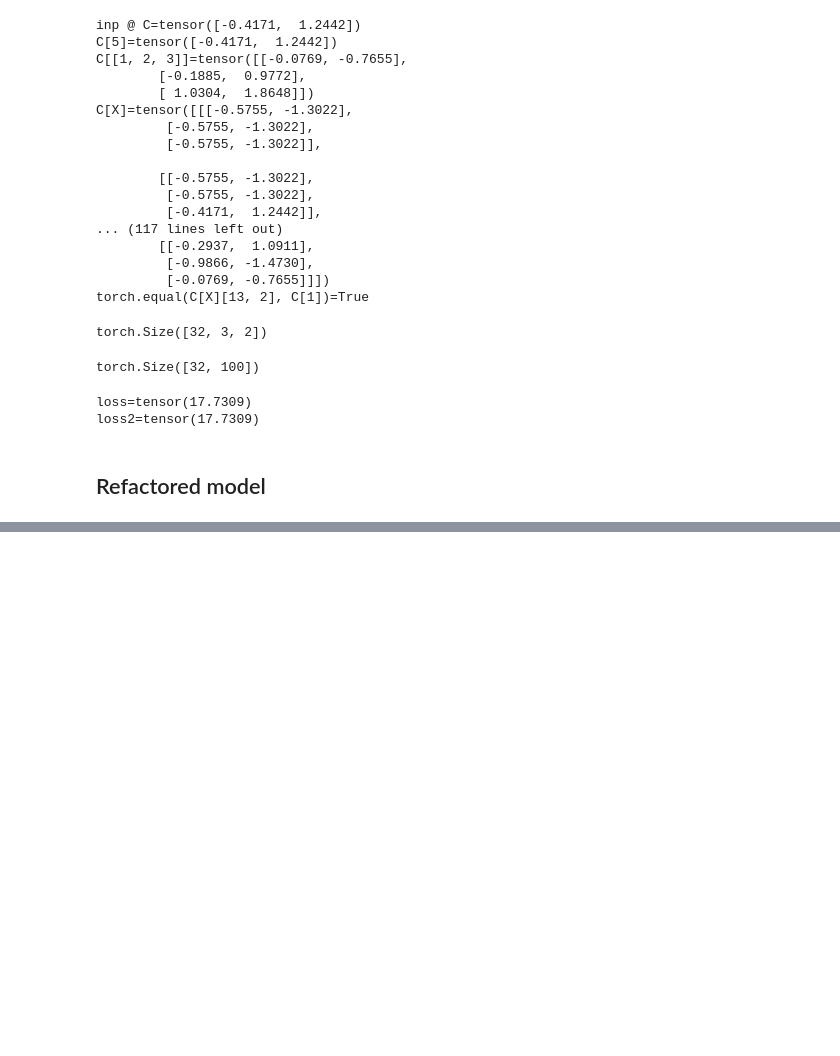
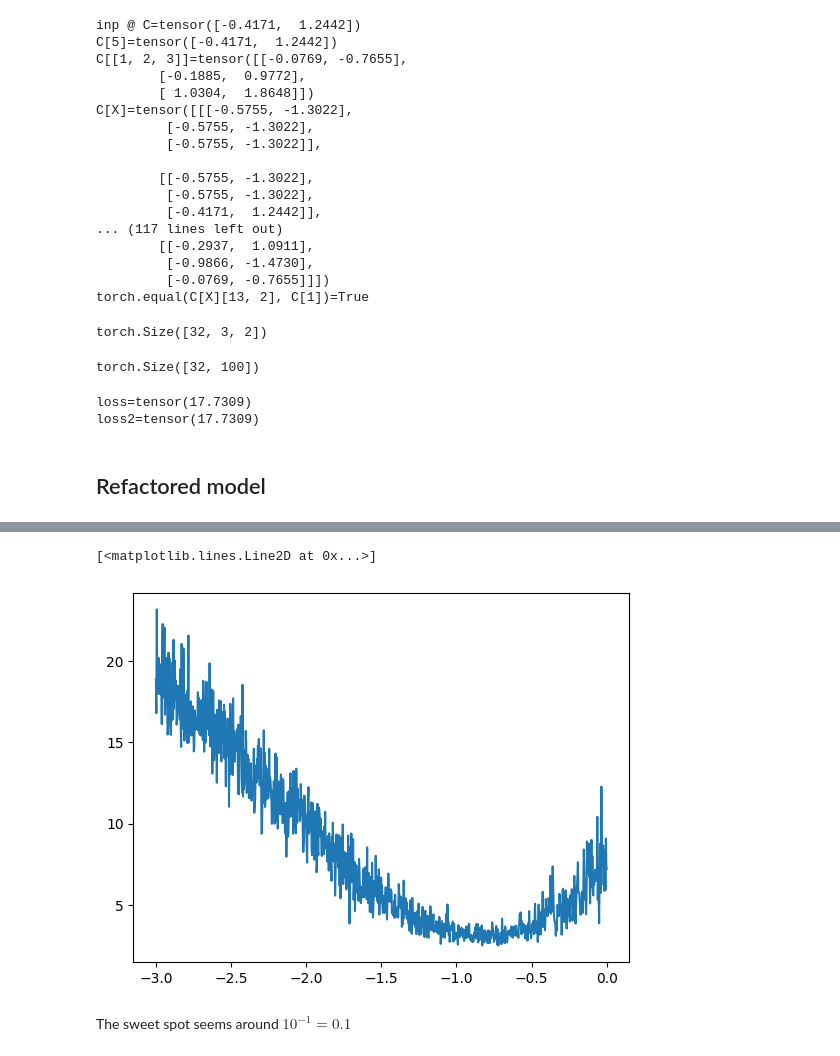
Before and after one commit to peluche/makemore, a Jupyter notebook: makemore2_mlp.ipynb, the cells around one changed output, grey strips where cells are left out. Drawn from its saved outputs; the diff is of its cells as text; code cells hidden in the pictures; blank space fills up the shorter version.

```diff
--- a/makemore2_mlp.ipynb
+++ b/makemore2_mlp.ipynb
@@ -186,0 +174,5 @@ loss.item()=0.25464826822280884
+# %%
+# hyperparameters
+learning_rate = 0.1
+epoch = 100
+batch_size = 32
@@ -186,0 +201,7 @@ loss.item()=0.25464826822280884
+# %%
+# evaluate the model on the entire dataset
+emb = C[X]
+h = torch.tanh(emb.view(-1, 6) @ W1 + b1)
+logits = h @ W2 + b2
+loss = F.cross_entropy(logits, Y)
+print(f'{loss=}')
@@ -186,0 +213,31 @@ loss.item()=0.25464826822280884
+# %%
+lre = torch.linspace(-3, 0, 1000)
+lrs = 10**lre
+# %%
+epoch = 1000
+lri, lossi = [], []
+
+for i in range(epoch):
+    # minibatch
+    ix = torch.randint(0, X.shape[0], (batch_size,))
+
+    # forward pass
+    emb = C[X[ix]]
+    h = torch.tanh(emb.view(-1, 6) @ W1 + b1)
+    logits = h @ W2 + b2
+    loss = F.cross_entropy(logits, Y[ix])
+    print(f'{loss.item()=}')
+
+    # backward pass
+    for p in parameters:
+        p.grad = None
+    loss.backward()
+
+    # update the parameters
+    lr = lrs[i]
+    for p in parameters:
+        p.data -= lr * p.grad
+
+    # track stats
+    lri.append(lre[i])
+    lossi.append(loss.item())
@@ -186,0 +262,7 @@ loss.item()=0.25464826822280884
+# %%
+plt.plot(lri, lossi)
+# %% [output]
+[<matplotlib.lines.Line2D at 0x...>]
+[figure, added]
+# %% [markdown]
+The sweet spot seems around $10^{-1} = 0.1$
```
Also changed, not shown: parts of 22 cells of this notebook.
